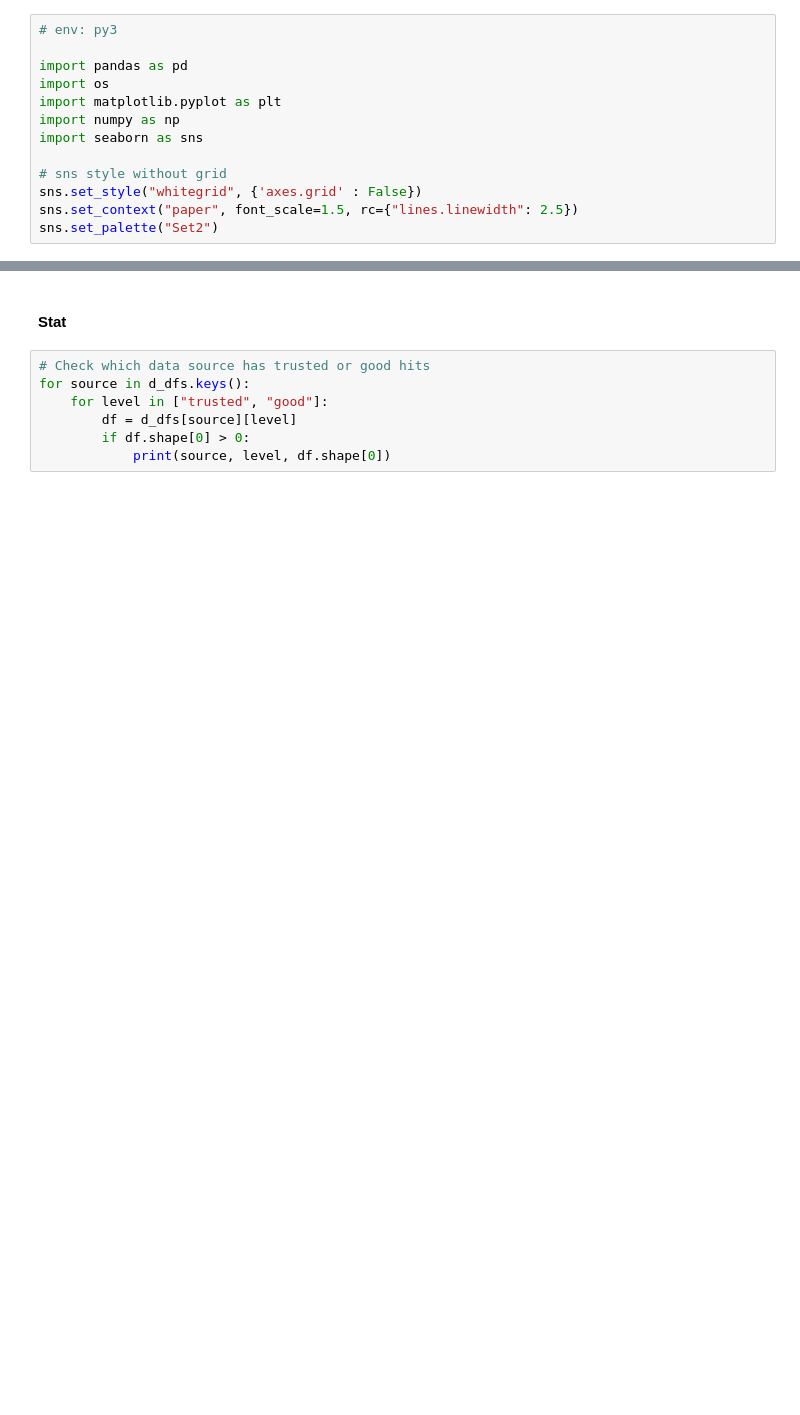
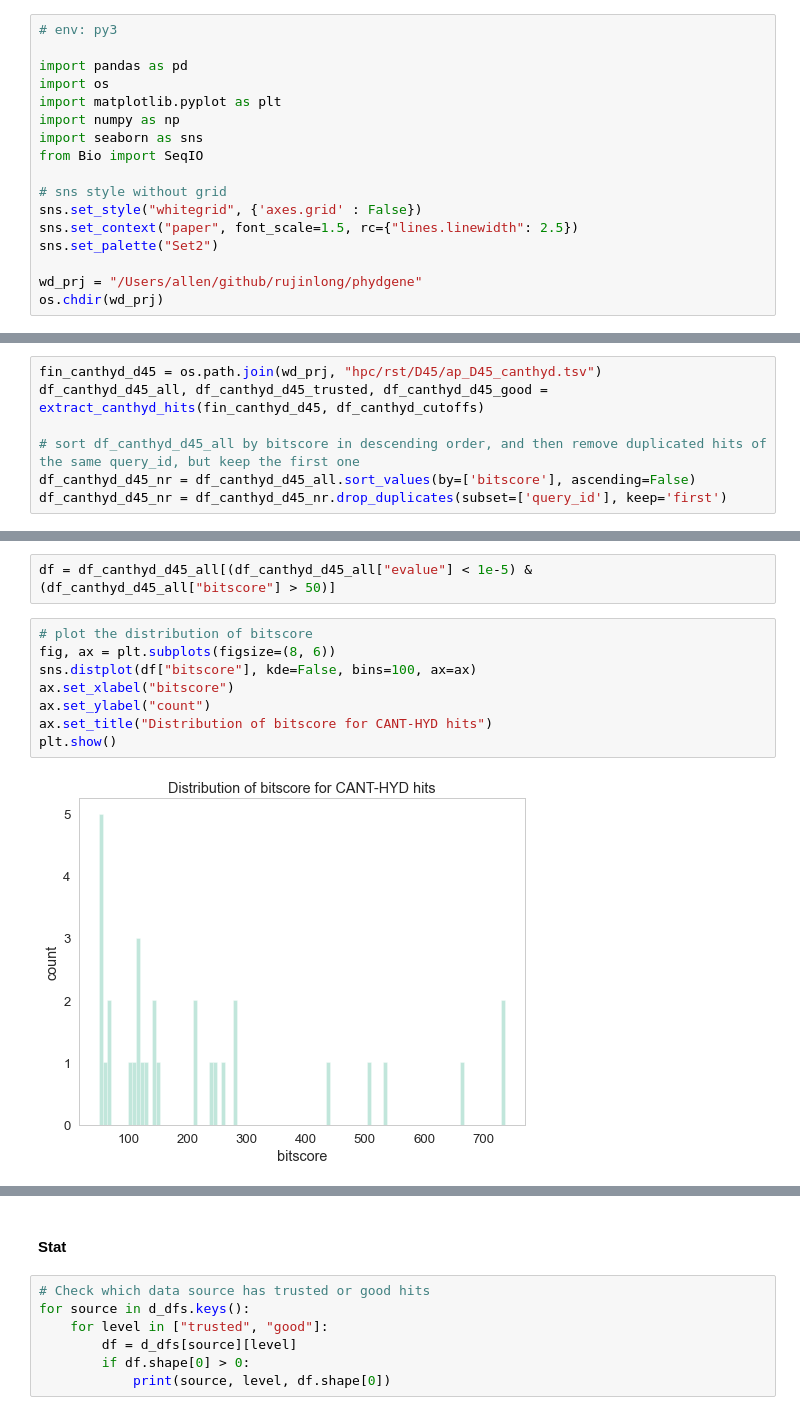
Before and after one commit to rujinlong/p0062-vHyDeg, a Jupyter notebook: script/canthyd.ipynb, the cells around one changed output, grey strips where cells are left out. Drawn from its saved outputs; the diff is of its cells as text; blank space fills up the shorter version.

```diff
--- a/script/canthyd.ipynb
+++ b/script/canthyd.ipynb
@@ -8,11 +8,15 @@ import os
 import matplotlib.pyplot as plt
 import numpy as np
 import seaborn as sns
+from Bio import SeqIO
 
 # sns style without grid
 sns.set_style("whitegrid", {'axes.grid' : False})
 sns.set_context("paper", font_scale=1.5, rc={"lines.linewidth": 2.5})
 sns.set_palette("Set2")
+
+wd_prj = "/Users/allen/github/rujinlong/phydgene"
+os.chdir(wd_prj)
 # %%
 # function to extract trusted hits and good hits from CANT-HYD annotation
 def extract_canthyd_hits(fin_canthyd_rst, df_canthyd_cutoffs):
@@ -28,0 +37,7 @@ def extract_canthyd_hits(fin_canthyd_rst, df_canthyd_cutoffs):
+# %%
+fin_canthyd_d45 = os.path.join(wd_prj, "hpc/rst/D45/ap_D45_canthyd.tsv")
+df_canthyd_d45_all, df_canthyd_d45_trusted, df_canthyd_d45_good = extract_canthyd_hits(fin_canthyd_d45, df_canthyd_cutoffs)
+
+# sort df_canthyd_d45_all by bitscore in descending order, and then remove duplicated hits of the same query_id, but keep the first one
+df_canthyd_d45_nr = df_canthyd_d45_all.sort_values(by=['bitscore'], ascending=False)
+df_canthyd_d45_nr = df_canthyd_d45_nr.drop_duplicates(subset=['query_id'], keep='first')
@@ -28,0 +110,12 @@ def extract_canthyd_hits(fin_canthyd_rst, df_canthyd_cutoffs):
+# %%
+df = df_canthyd_d45_all[(df_canthyd_d45_all["evalue"] < 1e-5) & (df_canthyd_d45_all["bitscore"] > 50)]
+# %%
+# plot the distribution of bitscore
+fig, ax = plt.subplots(figsize=(8, 6))
+sns.distplot(df["bitscore"], kde=False, bins=100, ax=ax)
+ax.set_xlabel("bitscore")
+ax.set_ylabel("count")
+ax.set_title("Distribution of bitscore for CANT-HYD hits")
+plt.show()
+# %% [output]
+[figure, added]
```
Also changed, not shown: parts of 20 cells of this notebook, 6 other files.
